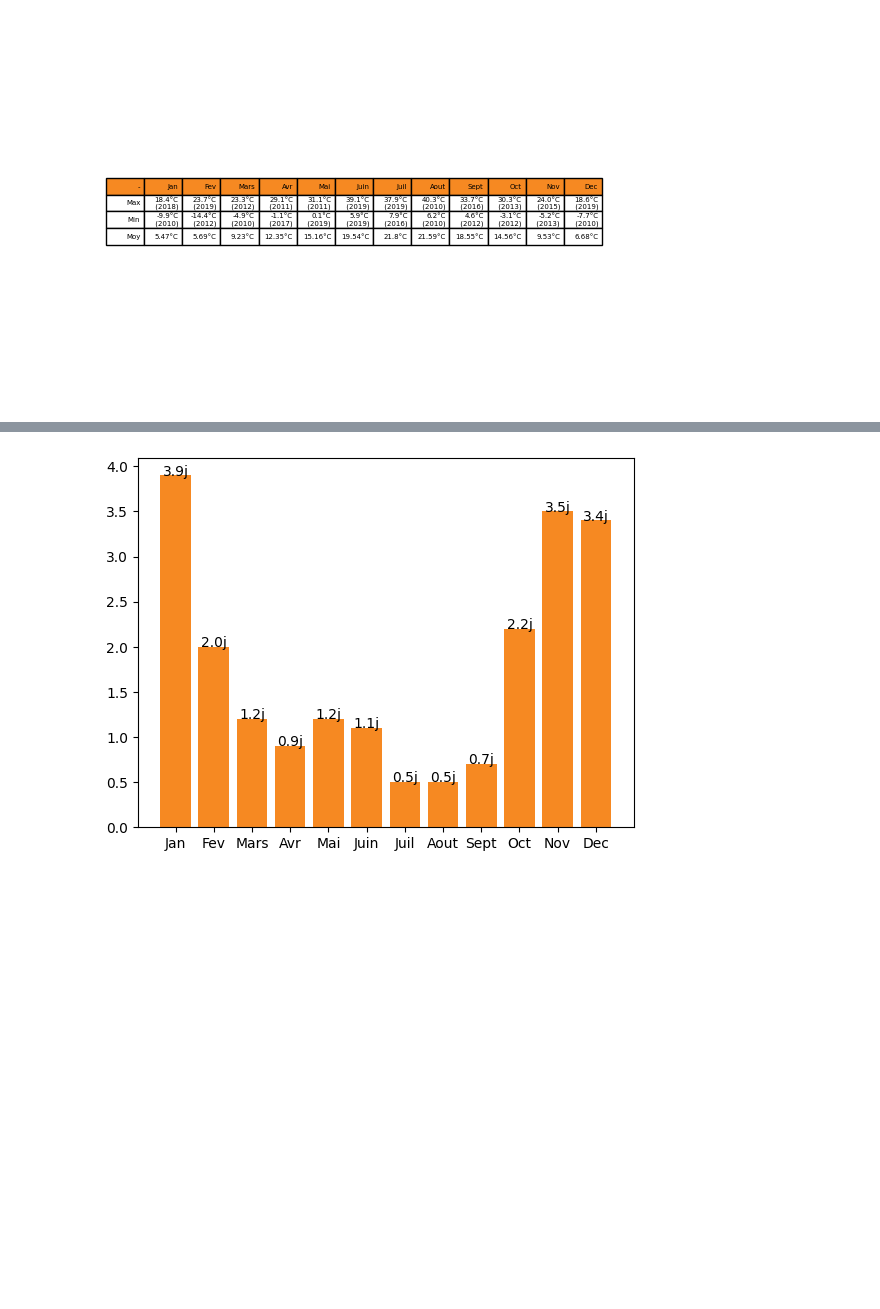
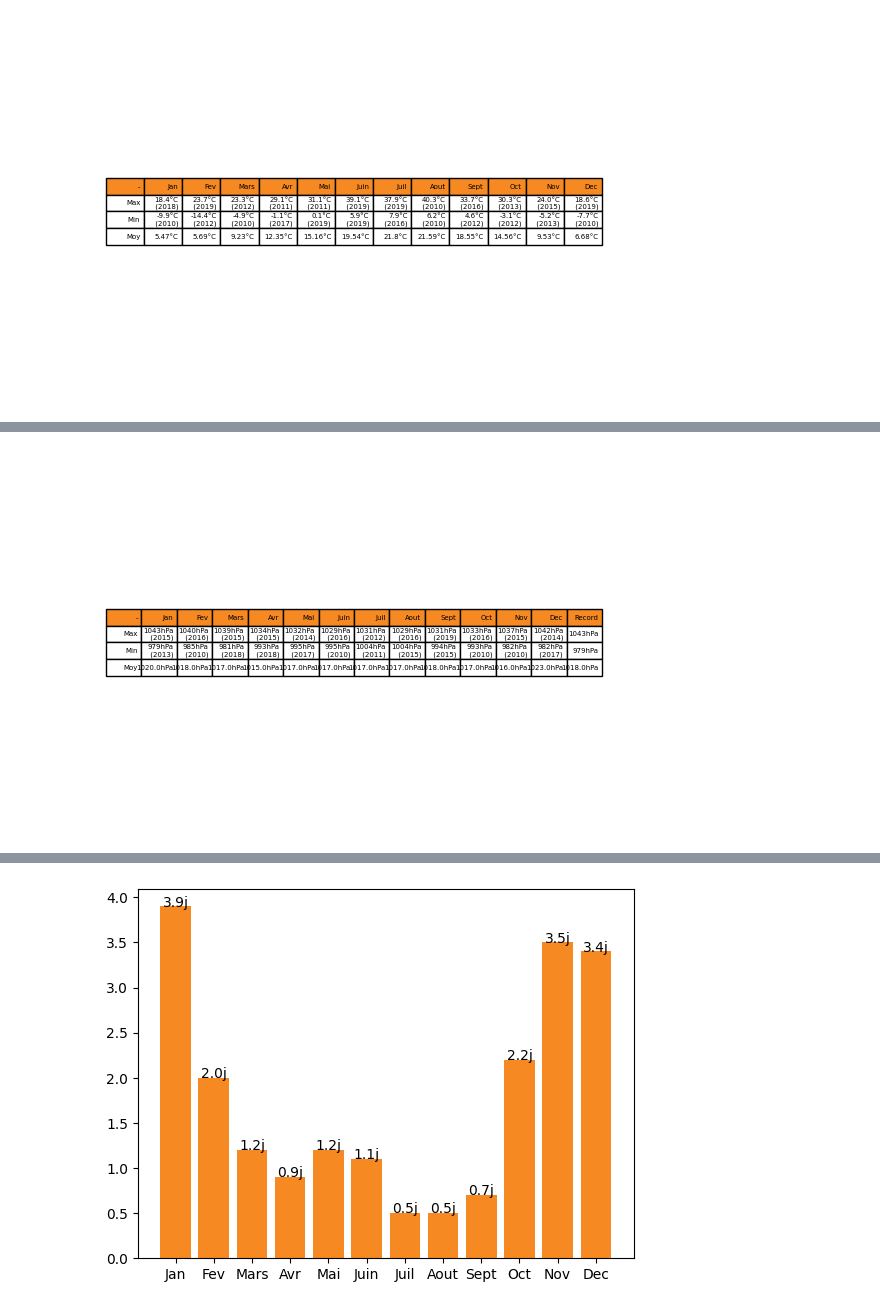
Before and after one commit to leosamuel64/PT_ClimatoAero, a Jupyter notebook: Exemples.ipynb, the cells around one changed output, grey strips where cells are left out. Cells and saved outputs as stored; diff of their text form; code cells hidden in the pictures; blank space fills up the shorter version.

```diff
--- a/Exemples.ipynb
+++ b/Exemples.ipynb
@@ -33,0 +38,4 @@ trace_tableau_temp(data)
+# %%
+trace_tableau_qnh(data)
+# %% [output]
+[figure, added]
```
Also changed, not shown: parts of 5 cells of this notebook, 19 other files.
